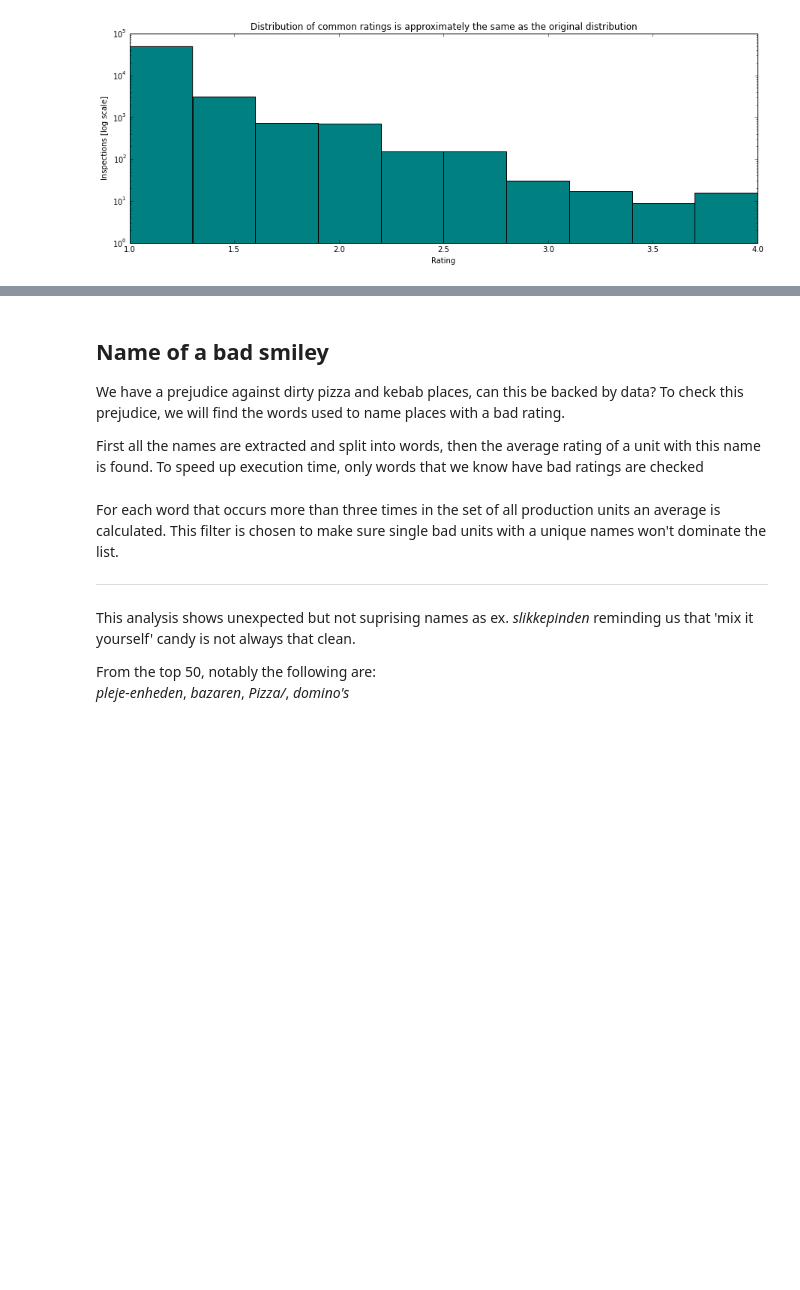
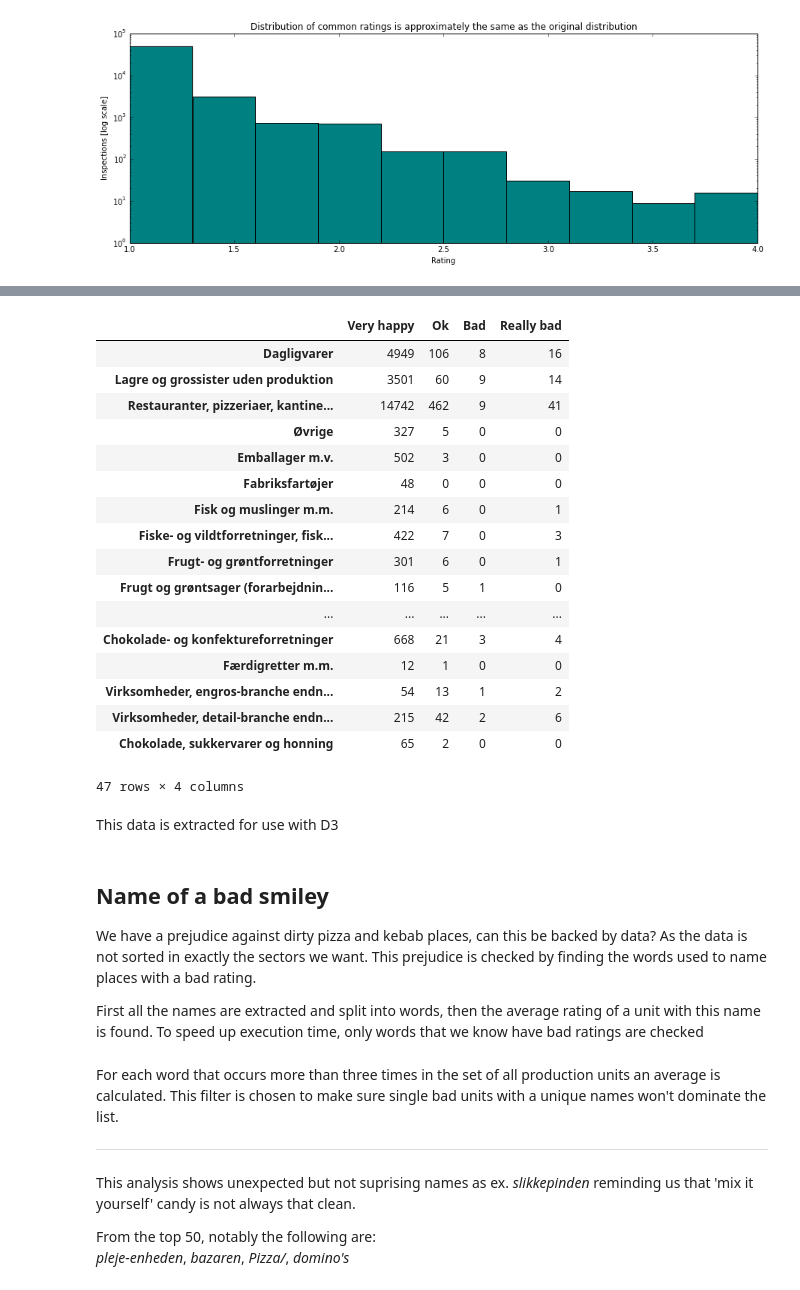
Before and after one commit to Happyzippy/socialdata, a Jupyter notebook: SmileyProject/DataAnalysis.ipynb, the cells around one changed output, grey strips where cells are left out. Cells and saved outputs as stored; diff of their text form; code cells hidden in the pictures; blank space fills up the shorter version.

```diff
--- a/SmileyProject/DataAnalysis.ipynb
+++ b/SmileyProject/DataAnalysis.ipynb
@@ -235,0 +241,40 @@ plt.title('Distribution of common ratings is approximately the same as the origi
+# %%
+df_count = 0
+for x in df['pixibranche'].unique():
+    df_m = df[df['pixibranche'] == x]
+    df_list = df_m['seneste_kontrol'].tolist()
+    cleanedList = [y for y in df_list if str(y) != 'nan']
+    d = Counter(cleanedList)
+    dF = pd.Series([d[1],d[2],d[3],d[4]])
+    variables = dict(dF = dF)
+    new_df = pd.DataFrame(variables, columns = ['dF'])
+    new_df.index = ['Very happy','Ok','Bad','Really bad']
+    new_df.columns = [x]
+    if df_count is 0:
+        old_df = new_df
+        df_count = 1
+    else:
+        results = pd.concat([old_df, new_df], axis=1)
+        old_df = results
+results.transpose()
+# %% [output]
+|  | Very happy | Ok | Bad | Really bad |
+| Dagligvarer | 4949 | 106 | 8 | 16 |
+| Lagre og grossister uden produktion | 3501 | 60 | 9 | 14 |
+| Restauranter, pizzeriaer, kantine... | 14742 | 462 | 9 | 41 |
+| Øvrige | 327 | 5 | 0 | 0 |
+| Emballager m.v. | 502 | 3 | 0 | 0 |
+| Fabriksfartøjer | 48 | 0 | 0 | 0 |
+| Fisk og muslinger m.m. | 214 | 6 | 0 | 1 |
+| Fiske- og vildtforretninger, fisk... | 422 | 7 | 0 | 3 |
+| Frugt- og grøntforretninger | 301 | 6 | 0 | 1 |
+| Frugt og grøntsager (forarbejdnin... | 116 | 5 | 1 | 0 |
+| ... | ... | ... | ... | ... |
+| Chokolade- og konfektureforretninger | 668 | 21 | 3 | 4 |
+| Færdigretter m.m. | 12 | 1 | 0 | 0 |
+| Virksomheder, engros-branche endn... | 54 | 13 | 1 | 2 |
+| Virksomheder, detail-branche endn... | 215 | 42 | 2 | 6 |
+| Chokolade, sukkervarer og honning | 65 | 2 | 0 | 0 |
+47 rows × 4 columns
+# %% [markdown]
+This data is extracted for use with D3
@@ -236,7 +286,8 @@ plt.title('Distribution of common ratings is approximately the same as the origi
 # %% [markdown]
 ## Name of a bad smiley
+
 We have a prejudice against dirty pizza and kebab places, can this be backed by data?
-To check this prejudice, we will find the words used to name places with a bad rating.
+As the data is not sorted in exactly the sectors we want. This prejudice is checked by finding the words used to name places with a bad rating.
 
 First all the names are extracted and split into words, then the average rating of a unit with this name is found. To speed up execution time, only words that we know have bad ratings are checked
 # %%
```
Also changed, not shown: parts of 14 cells of this notebook, 2 other files.
